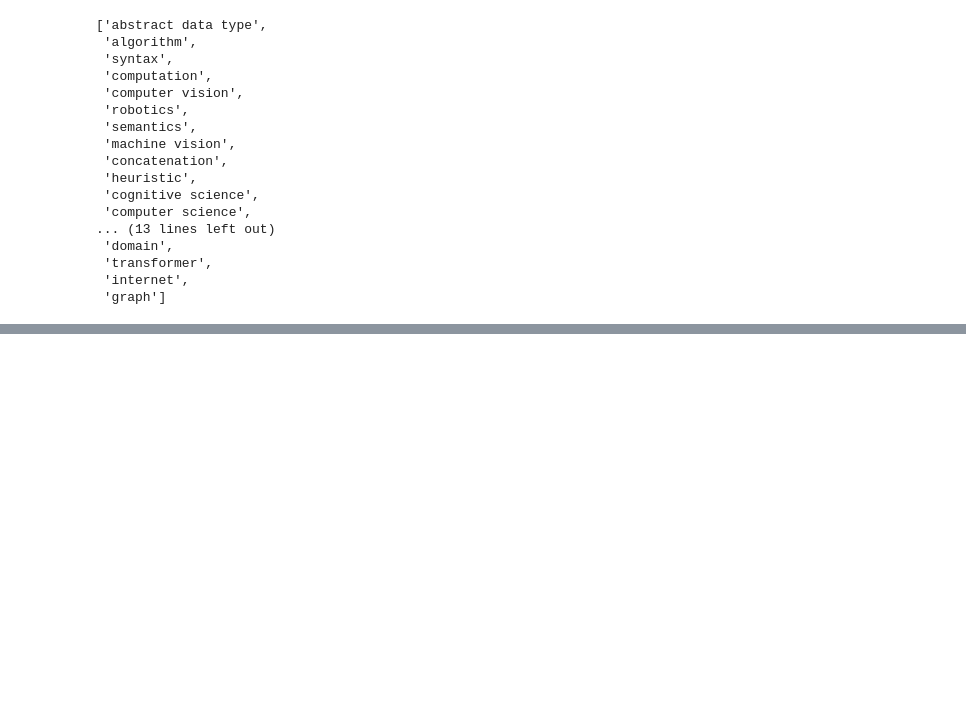
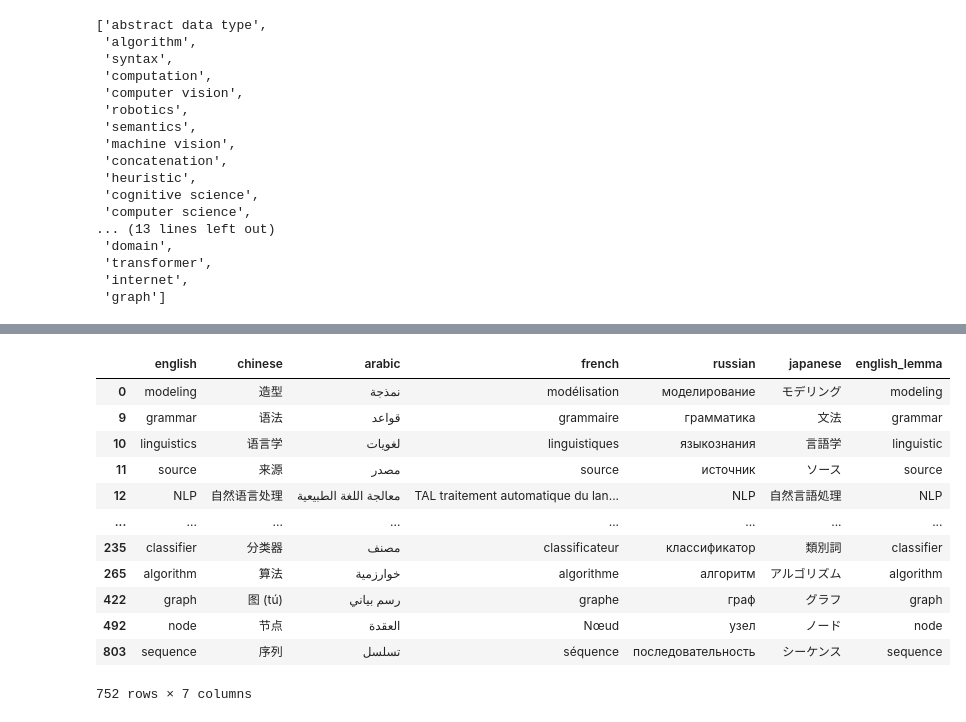
Before and after one commit to ImanOu123/multilingual-model-card, a Jupyter notebook: src/dictionary_collection/process_raw_data.ipynb, the cells around one changed output, grey strips where cells are left out. Drawn from its saved outputs; the diff is of its cells as text; code cells hidden in the pictures; blank space fills up the shorter version.

```diff
--- a/src/dictionary_collection/process_raw_data.ipynb
+++ b/src/dictionary_collection/process_raw_data.ipynb
@@ -219,0 +291,32 @@ df.to_csv("processed_data/merged_term_dict.csv")
+# %%
+df = df.loc[~df['has_noun'].apply(lambda x: x == "")][['english', 'chinese', 'arabic', 'french', 'russian', 'japanese']]
+# %%
+# lemmatize and remove plurals
+import spacy
+tokens = []
+for idx, row in df.iterrows():
+    doc = nlp(row['english'])
+    new_token = "".join([token.lemma_ + token.whitespace_ for token in doc])
+    tokens.append(new_token)
+df['english_lemma'] = tokens
+# %%
+df1 = df[~df.duplicated(subset=['english_lemma'], keep=False)]
+df2 = df[df.duplicated(subset=['english_lemma'], keep=False)]
+df2 = df2[df2['english_lemma'] == df2['english']].drop_duplicates(subset=['english_lemma'])
+# %%
+new_df = pd.concat([df1, df2])
+new_df
+# %% [output]
+|  | english | chinese | arabic | french | russian | japanese | english_lemma |
+| 0 | modeling | 造型 | نمذجة | modélisation | моделирование | モデリング | modeling |
+| 9 | grammar | 语法 | قواعد | grammaire | грамматика | 文法 | grammar |
+| 10 | linguistics | 语言学 | لغويات | linguistiques | языкознания | 言語学 | linguistic |
+| 11 | source | 来源 | مصدر | source | источник | ソース | source |
+| 12 | NLP | 自然语言处理 | معالجة اللغة الطبيعية | TAL traitement automatique du lan... | NLP | 自然言語処理 | NLP |
+| ... | ... | ... | ... | ... | ... | ... | ... |
+| 235 | classifier | 分类器 | مصنف | classificateur | классификатор | 類別詞 | classifier |
+| 265 | algorithm | 算法 | خوارزمية | algorithme | алгоритм | アルゴリズム | algorithm |
+| 422 | graph | 图 (tú) | رسم بياني | graphe | граф | グラフ | graph |
+| 492 | node | 节点 | العقدة | Nœud | узел | ノード | node |
+| 803 | sequence | 序列 | تسلسل | séquence | последовательность | シーケンス | sequence |
+752 rows × 7 columns
```
Also changed, not shown: parts of 11 cells of this notebook, 1 other file.
